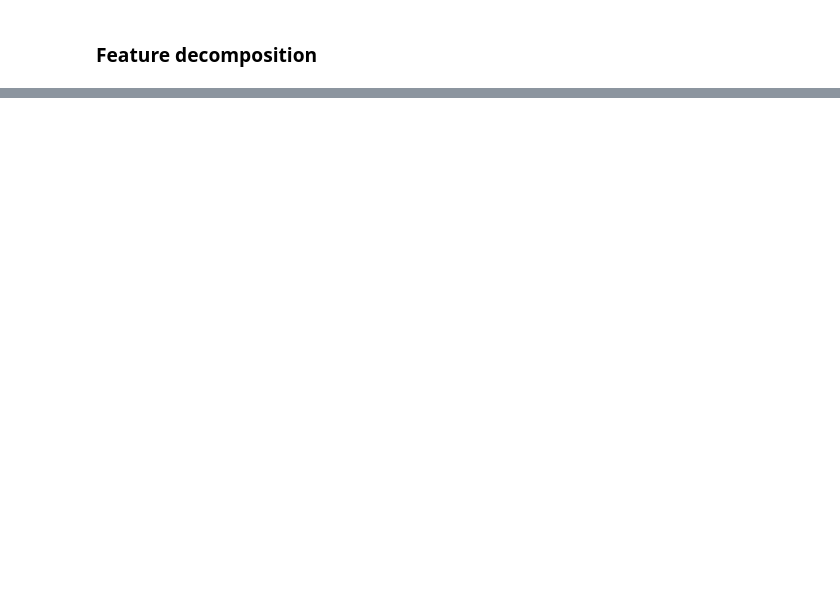
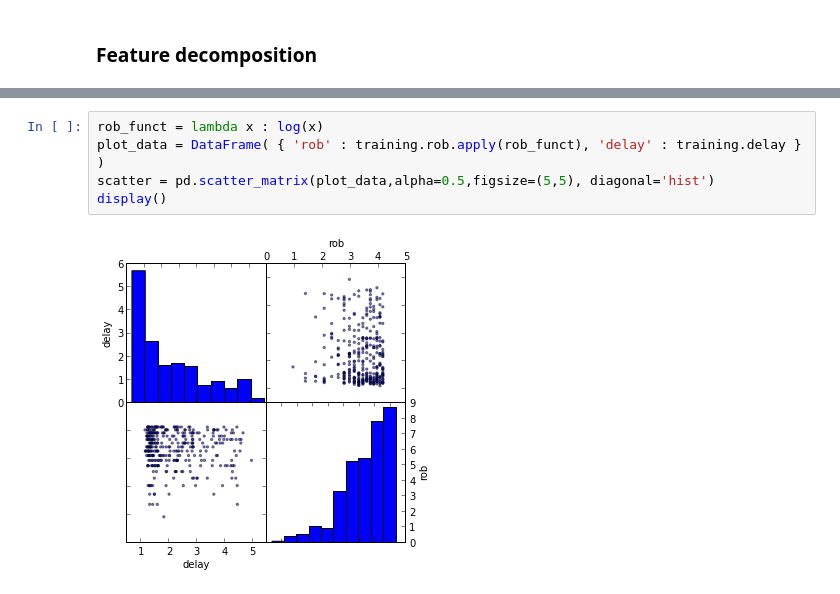
Before and after one commit to bvancea/ml-project-13, a Jupyter notebook: regression/src/python/regression.ipynb, the cells around one changed output, grey strips where cells are left out. Cells and saved outputs as stored; diff of their text form; blank space fills up the shorter version.

```diff
--- a/regression/src/python/regression.ipynb
+++ b/regression/src/python/regression.ipynb
@@ -41,0 +34,7 @@ For more information, type 'help(pylab)'.
+# %%
+rob_funct = lambda x : log(x)
+plot_data = DataFrame( { 'rob' : training.rob.apply(rob_funct), 'delay' : training.delay } )
+scatter = pd.scatter_matrix(plot_data,alpha=0.5,figsize=(5,5), diagonal='hist')
+display()
+# %% [output]
+[figure, added]
```
Also changed, not shown: parts of 18 cells of this notebook.
